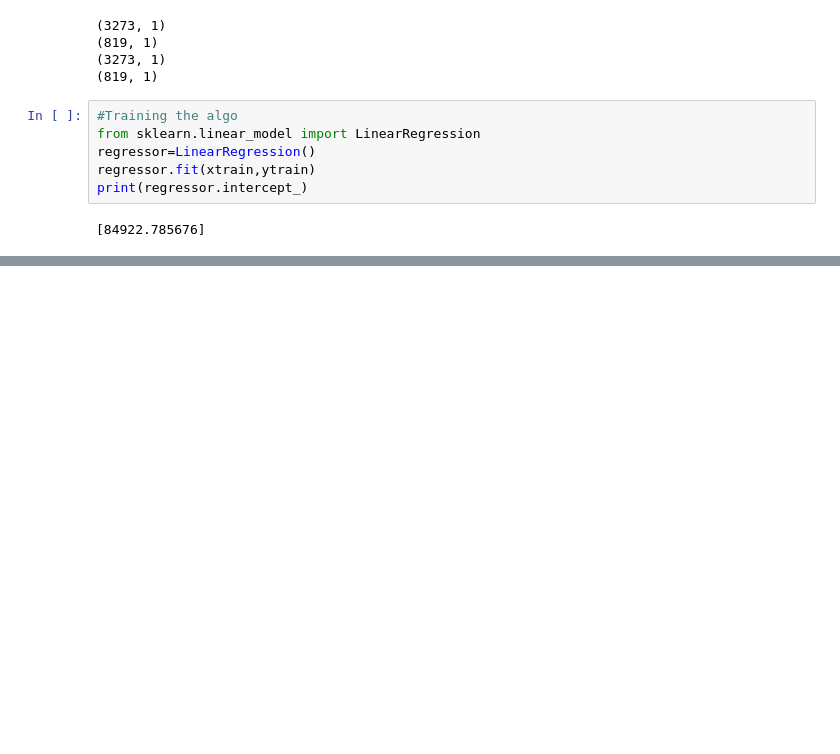
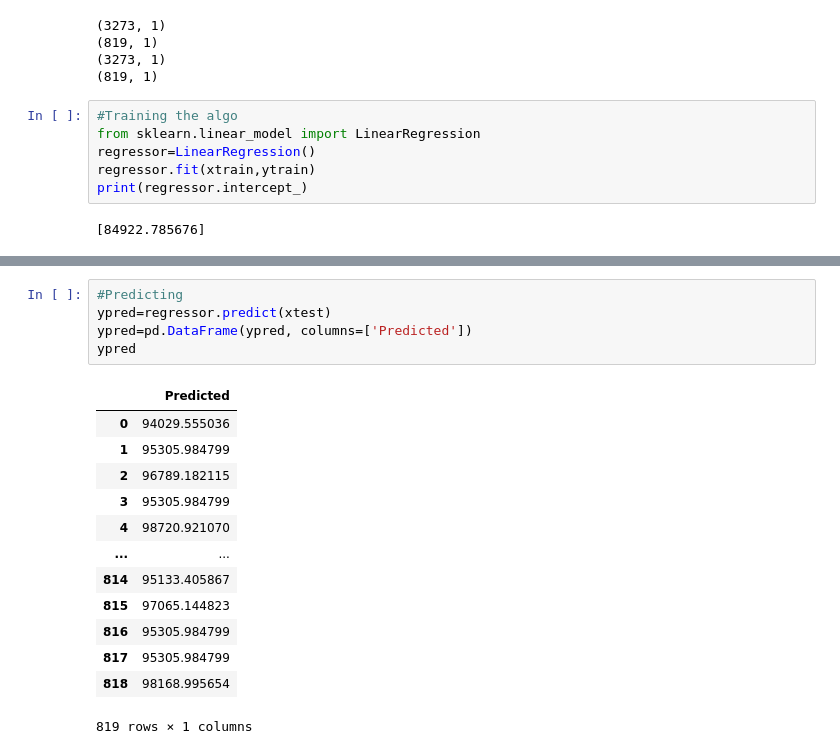
Before and after one commit to tsbarry/The_Job_Market, a Jupyter notebook: linreg.ipynb, the cells around one changed output, grey strips where cells are left out. Drawn from its saved outputs; the diff is of its cells as text; blank space fills up the shorter version.

```diff
--- a/linreg.ipynb
+++ b/linreg.ipynb
@@ -69,0 +79,19 @@ print(regressor.intercept_)
+# %%
+#Predicting
+ypred=regressor.predict(xtest)
+ypred=pd.DataFrame(ypred, columns=['Predicted'])
+ypred
+# %% [output]
+|  | Predicted |
+| 0 | 94029.555036 |
+| 1 | 95305.984799 |
+| 2 | 96789.182115 |
+| 3 | 95305.984799 |
+| 4 | 98720.921070 |
+| ... | ... |
+| 814 | 95133.405867 |
+| 815 | 97065.144823 |
+| 816 | 95305.984799 |
+| 817 | 95305.984799 |
+| 818 | 98168.995654 |
+819 rows × 1 columns
```
Also changed, not shown: parts of 4 cells of this notebook, 2 other files.
